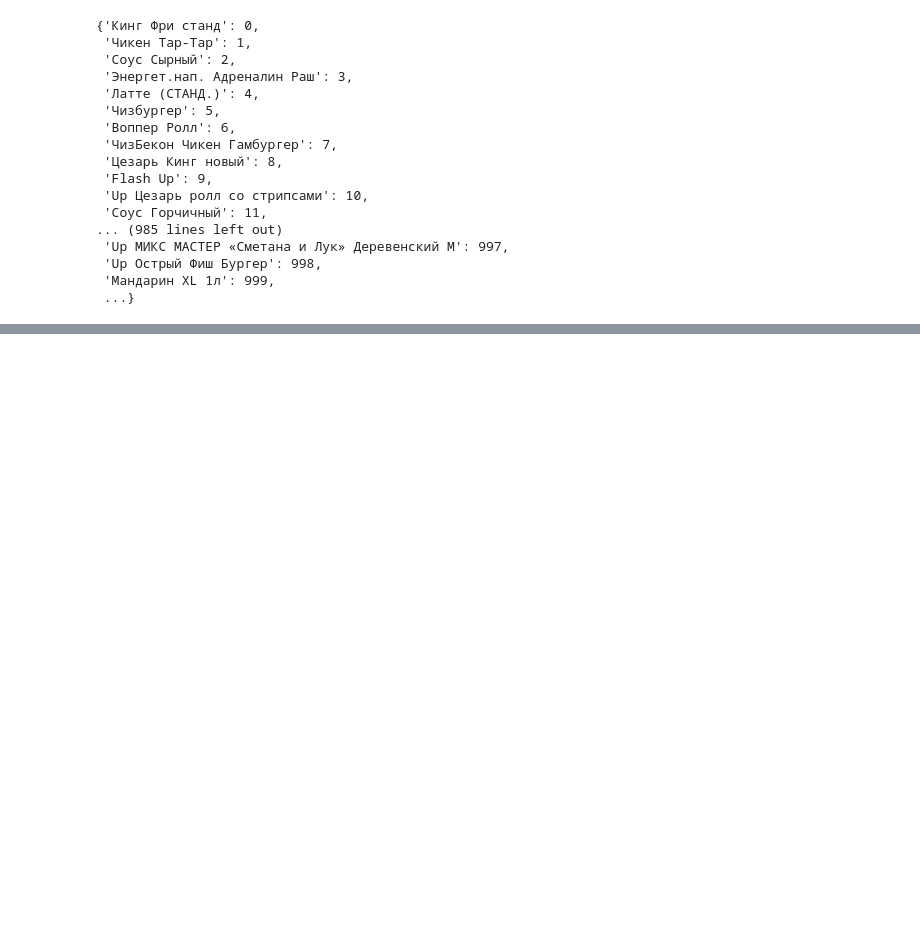
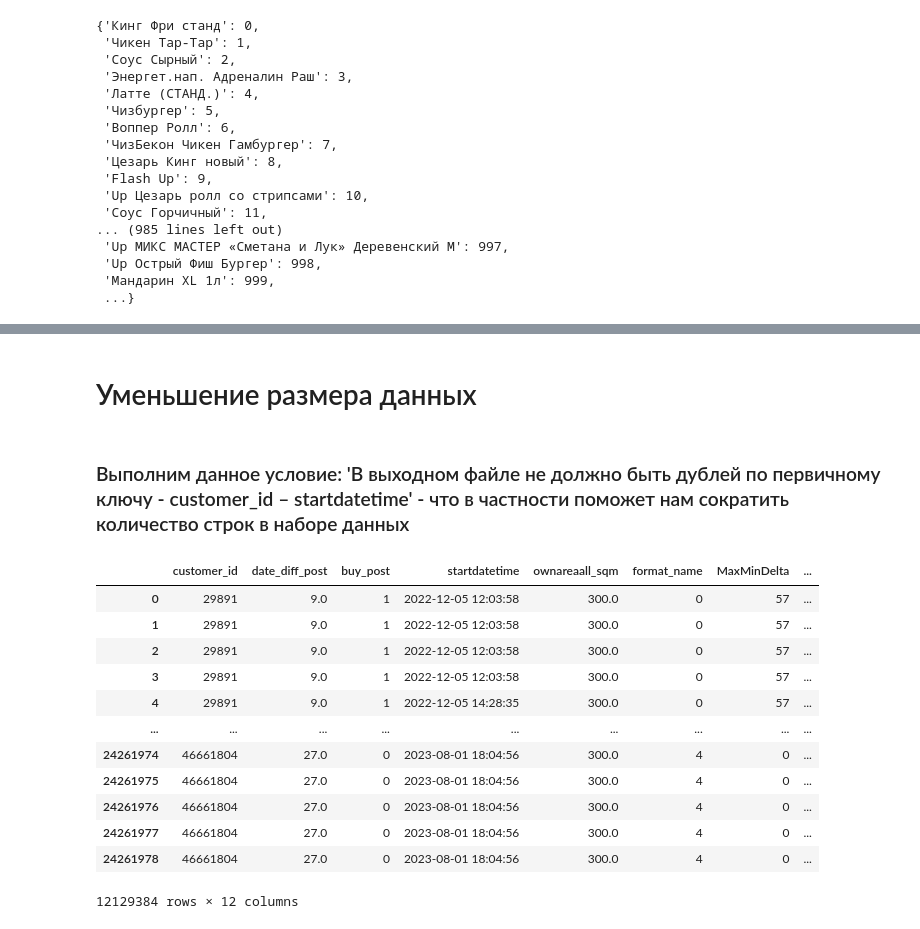
Before and after one commit to Jeyd0n/BurgerKingCase, a Jupyter notebook: notebooks/DA.ipynb, the cells around one changed output, grey strips where cells are left out. Saved outputs shown, nothing was run; the diff lists cells and outputs as text; code cells hidden in the pictures; blank space fills up the shorter version.

```diff
--- a/notebooks/DA.ipynb
+++ b/notebooks/DA.ipynb
@@ -253,0 +323,20 @@ processed_train = train.drop('startdatetime', axis=1)
+# %% [markdown]
+# Уменьшение размера данных
+# %% [markdown]
+### Выполним данное условие: 'В выходном файле не должно быть дублей по первичному ключу - customer_id – startdatetime' - что в частности поможет нам сократить количество строк в наборе данных
+# %%
+train
+# %% [output]
+|  | customer_id | date_diff_post | buy_post | startdatetime | ownareaall_sqm | format_name | MaxMinDelta | ... |
+| 0 | 29891 | 9.0 | 1 | 2022-12-05 12:03:58 | 300.0 | 0 | 57 | ... |
+| 1 | 29891 | 9.0 | 1 | 2022-12-05 12:03:58 | 300.0 | 0 | 57 | ... |
+| 2 | 29891 | 9.0 | 1 | 2022-12-05 12:03:58 | 300.0 | 0 | 57 | ... |
+| 3 | 29891 | 9.0 | 1 | 2022-12-05 12:03:58 | 300.0 | 0 | 57 | ... |
+| 4 | 29891 | 9.0 | 1 | 2022-12-05 14:28:35 | 300.0 | 0 | 57 | ... |
+| ... | ... | ... | ... | ... | ... | ... | ... | ... |
+| 24261974 | 46661804 | 27.0 | 0 | 2023-08-01 18:04:56 | 300.0 | 4 | 0 | ... |
+| 24261975 | 46661804 | 27.0 | 0 | 2023-08-01 18:04:56 | 300.0 | 4 | 0 | ... |
+| 24261976 | 46661804 | 27.0 | 0 | 2023-08-01 18:04:56 | 300.0 | 4 | 0 | ... |
+| 24261977 | 46661804 | 27.0 | 0 | 2023-08-01 18:04:56 | 300.0 | 4 | 0 | ... |
+| 24261978 | 46661804 | 27.0 | 0 | 2023-08-01 18:04:56 | 300.0 | 4 | 0 | ... |
+12129384 rows × 12 columns
```
Also changed, not shown: parts of 25 cells of this notebook, 2 other files.
